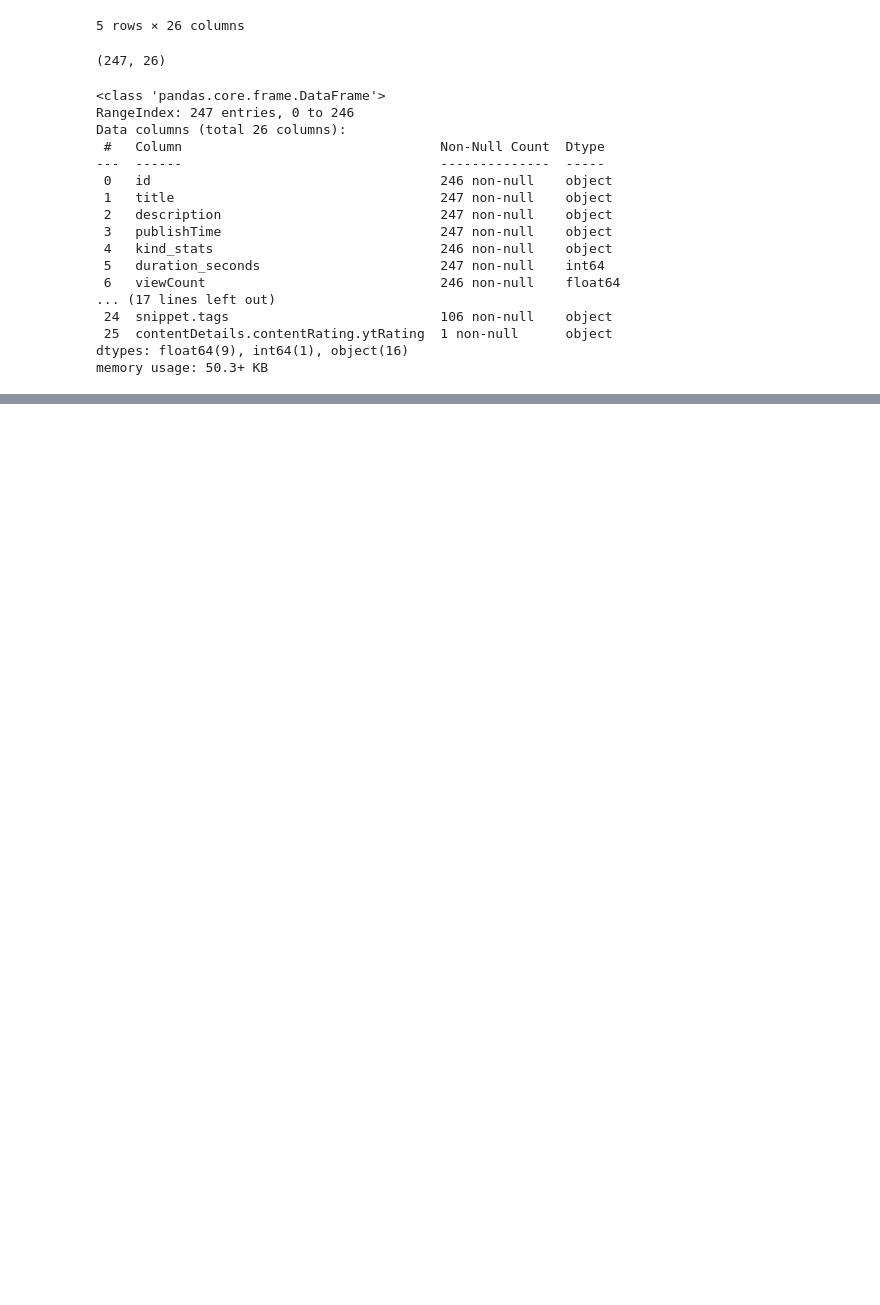
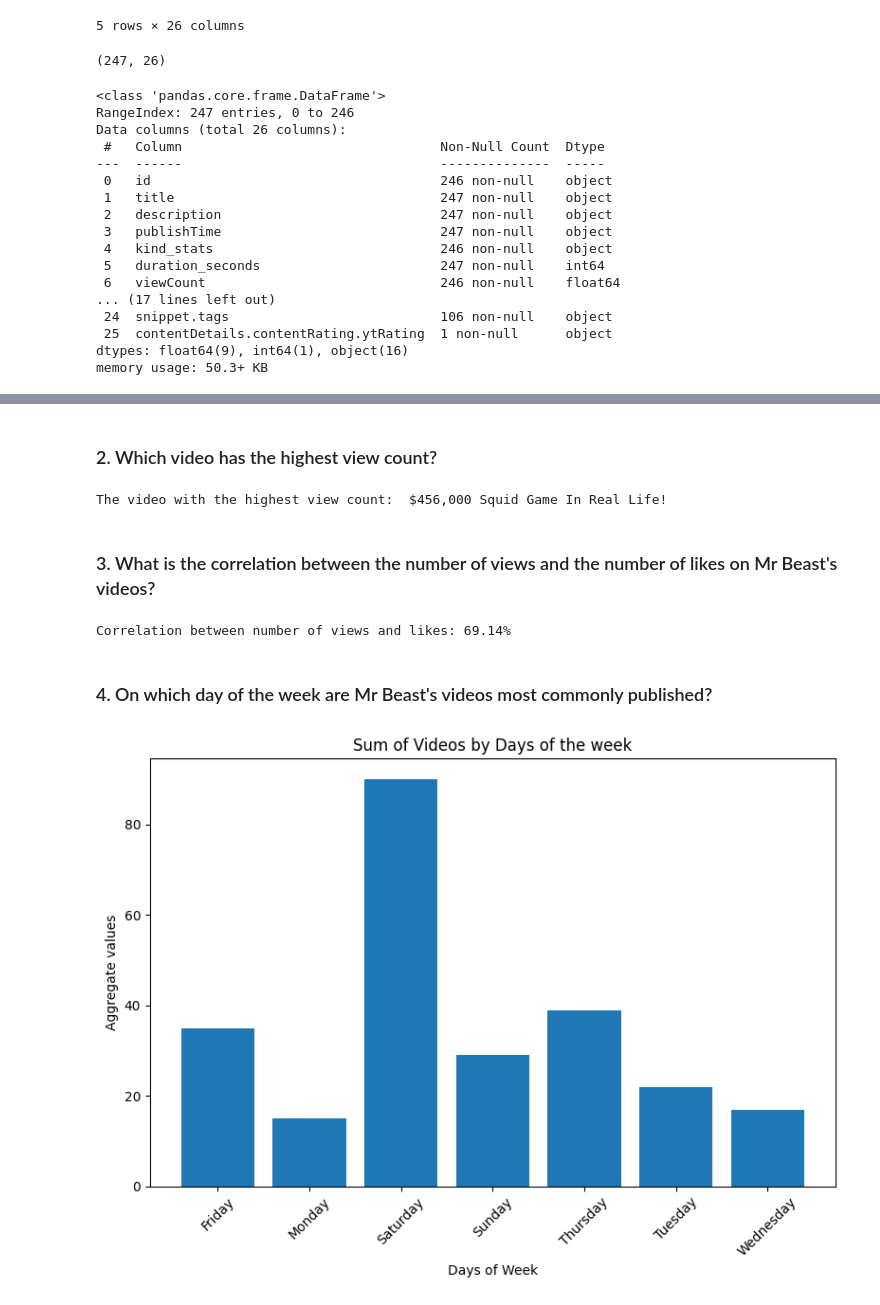
Before and after one commit to alfredkondoro/Exploratory_Data_Analysis-Mr_Beast, a Jupyter notebook: exploratory-data-analysis-mr-beast.ipynb, the cells around one changed output, grey strips where cells are left out. Cells and saved outputs as stored; diff of their text form; code cells hidden in the pictures; blank space fills up the shorter version.

Commit message:
Kaggle Notebook | Exploratory_Data_Analysis-Mr_Beast | Version 2

```diff
--- a/exploratory-data-analysis-mr-beast.ipynb
+++ b/exploratory-data-analysis-mr-beast.ipynb
@@ -56,9 +56,17 @@ Data columns (total 26 columns):
 dtypes: float64(9), int64(1), object(16)
 memory usage: 50.3+ KB
 # %%
+#data wrangling the date and time data
 data['publishTime'] = pd.to_datetime(data['publishTime'])
 data['publishDate'] = data['publishTime'].dt.date
 data['publishTimestamp'] = data['publishTime'].dt.time
+
+data['publishDay'] = data['publishTime'].dt.day
+data['publishMonth'] = data['publishTime'].dt.month
+data['publishYear'] = data['publishTime'].dt.year
+
+data['Day_of_Week'] = data['publishTime'].dt.day_name()
+
 data.head(5)
 # %% [output]
 |  | id | title | description | publishTime | kind_stats | duration_seconds | viewCount | likeCount | ... |
@@ -71,5 +79,6 @@ data.head(5)
 # %%
-data = data[['id','title','description','kind_stats','duration_seconds','viewCount','likeCount','commentCount','thumbnails.high.width','thumbnails.high.height','publishDate','publishTimestamp']]
+#eliminate unused data columns
+data = data[['id','title','description','kind_stats','duration_seconds','viewCount','likeCount','commentCount','thumbnails.high.width','thumbnails.high.height','publishYear', 'publishMonth', 'publishDay', 'Day_of_Week','publishTimestamp']]
 data.head(5)
 # %% [output]
 |  | id | title | description | kind_stats | duration_seconds | viewCount | likeCount | commentCount | ... |
@@ -122,0 +141,35 @@ memory usage: 23.3+ KB
+# %% [markdown]
+### 2. Which video has the highest view count?
+# %%
+#find a max value then locate its title
+highest_viewcount = data['viewCount'].max()
+result = data[data['viewCount'] == highest_viewcount]
+distinct_value = result['title'].iloc[0]
+print("The video with the highest view count: ",distinct_value)
+# %% [output]
+The video with the highest view count:  $456,000 Squid Game In Real Life!
+# %% [markdown]
+### 3. What is the correlation between the number of views and the number of likes on Mr Beast's videos?
+# %%
+#generate a correlation matrix
+correlation = round((data['viewCount'].corr(data['likeCount']))*100,2)
+print(f"Correlation between number of views and likes: {correlation}%")
+# %% [output]
+Correlation between number of views and likes: 69.14%
+# %% [markdown]
+### 4. On which day of the week are Mr Beast's videos most commonly published?
+# %%
+#count views based on aggregated day of the week values
+sum_values = data.groupby('Day_of_Week')['title'].count().reset_index()
+
+#generate a graph
+plt.figure(figsize=(8, 6))
+plt.bar(sum_values['Day_of_Week'], sum_values['title'])
+plt.xlabel('Days of Week')
+plt.ylabel('Aggregate values')
+plt.title('Sum of Videos by Days of the week')
+plt.xticks(rotation=45)
+plt.tight_layout()
+plt.show()
+# %% [output]
+[figure, added]
```
Also changed, not shown: parts of 17 cells of this notebook.
